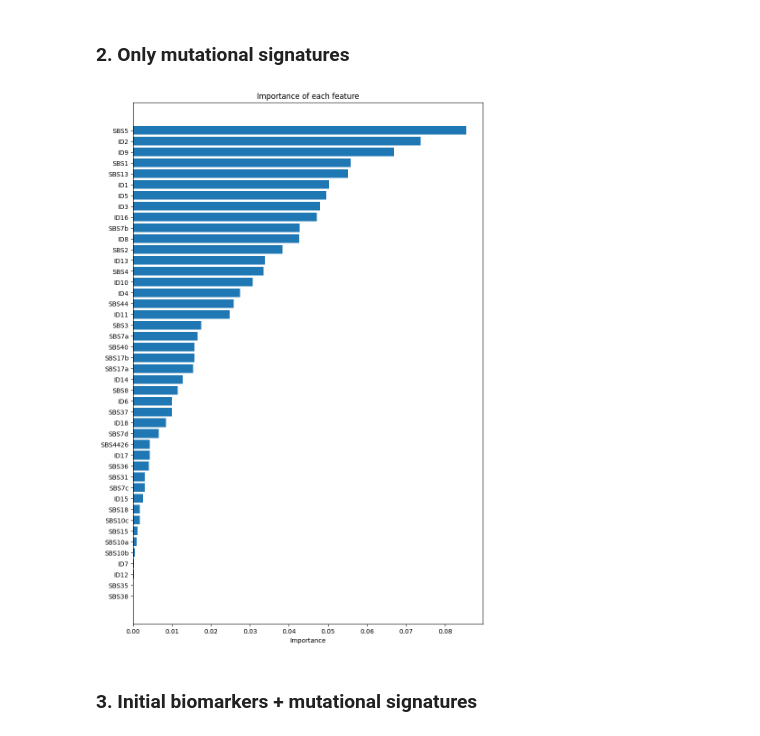
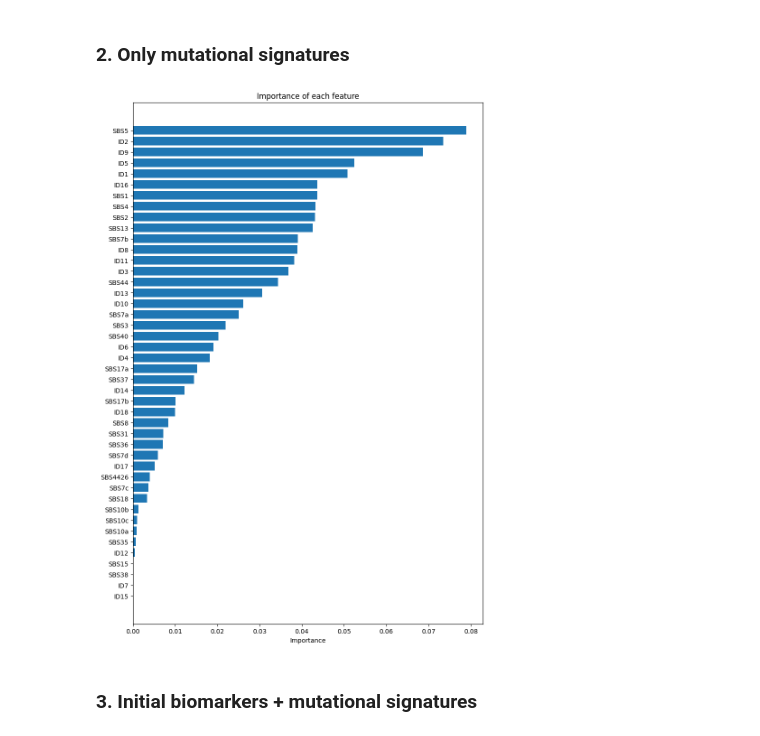
Before and after one commit to MEDomics-UdeS/predict-immunotherapy-response, a Jupyter notebook: A.1-clf-logreg-sigmut.ipynb, the cells around one changed output. Cells and saved outputs as stored; diff of their text form; code cells hidden in the pictures.

```diff
--- a/A.1-clf-logreg-sigmut.ipynb
+++ b/A.1-clf-logreg-sigmut.ipynb
@@ -39,7 +39,7 @@ reg = 0.005
 #### Reading and preprocessing
 # %%
 # Reading dataset
-df = pd.read_excel('data/table-s1-sigmut-indel.xlsx')
+df = pd.read_excel('data/cohort-dataset.xlsx')
 
 # Drop non naive patients
 df = df.loc[df["Cohort"] == "Naive"]
@@ -49,10 +49,7 @@ df = preProcessing.delete_nan_values(df)
 
 # Relabel patients (t = 183 days = 6 months)
 t = 183
-df = preProcessing.relabel_patients(df,
-                                    "Progression_1",
-                                    "Time to progression (days)",
-                                    t)
+df = preProcessing.relabel_patients(df, "Progression_1", "Time to progression (days)", t)
 
 # Normalize initial biomarkers
 features_to_normalize = ["Age at advanced disease diagnosis",
@@ -100,63 +95,61 @@ scores_no_sigmut, classes_no_sigmut, train_loss_no_sigmut, val_loss_no_sigmut =
 ### 2. Only mutational signatures
 # %%
 features_name_only_sigmut = ["SBS1",
-                        "SBS2",
-                        "SBS3",
-                        "SBS4",
-                        "SBS5",
-                        "SBS7a",
-                        "SBS7b",
-                        "SBS7c",
-                        "SBS7d",
-                        "SBS8",
-                        "SBS10a",
-                        "SBS10b",
-                        "SBS10c",
-                        "SBS13",
-                        "SBS15",
-                        "SBS17a",
-                        "SBS17b",
-                        "SBS18",
-                        "SBS31",
-                        "SBS35",
-                        "SBS36",
-                        "SBS37",
-                        "SBS38",
-                        "SBS40",
-                        "SBS44",
-                        "SBS4426",
-                        "ID1",
-                        "ID2",
-                        "ID3",
-                        "ID4",
-                        "ID5",
-                        "ID6",
-                        "ID7",
-                        "ID8",
-                        "ID9",
-                        "ID10",
-                        "ID11",
-                        "ID12",
-                        "ID13",
-                        "ID14",
-                        "ID15",
-                        "ID16",
-                        "ID17",
-                        "ID18"]
+                             "SBS2",
+                             "SBS3",
+                             "SBS4",
+                             "SBS5",
+                             "SBS7a",
+                             "SBS7b",
+                             "SBS7c",
+                             "SBS7d",
+                             "SBS8",
+                             "SBS10a",
+                             "SBS10b",
+                             "SBS10c",
+                             "SBS13",
+                             "SBS15",
+                             "SBS17a",
+                             "SBS17b",
+                             "SBS18",
+                             "SBS31",
+                             "SBS35",
+                             "SBS36",
+                             "SBS37",
+                             "SBS38",
+                             "SBS40",
+                             "SBS44",
+                             "SBS4426",
+                             "ID1",
+                             "ID2",
+                             "ID3",
+                             "ID4",
+                             "ID5",
+                             "ID6",
+                             "ID7",
+                             "ID8",
+                             "ID9",
+                             "ID10",
+                             "ID11",
+                             "ID12",
+                             "ID13",
+                             "ID14",
+                             "ID15",
+                             "ID16",
+                             "ID17",
+                             "ID18"]
 
 # Compute feature importance
-features_name_only_sigmut = featureSelection.feature_importance(df.loc[:, features_name_only_sigmut],
-                                                              y,
-                                                              True)
+features_name_only_sigmut = featureSelection.feature_importance(df.loc[:, features_name_only_sigmut], y, True)
 
 # Select the most n_features important features
 if n_features < len(features_name_only_sigmut):
     features_name_only_sigmut = features_name_only_sigmut[:n_features]
 
 # Extract features
 X_only_sigmut = df.loc[:, features_name_only_sigmut].to_numpy()
 # %% [output]
-[figure, old version]
+[figure, new version]
 # %%
 manager_only_sigmut = LogisticRegressionTrainTestManager()
 scores_only_sigmut, classes_only_sigmut, train_loss_only_sigmut, val_loss_only_sigmut = manager_only_sigmut.leave_one_out_cv(X_only_sigmut, y, n_epochs, lr, reg)
```
Also changed, not shown: parts of 6 cells of this notebook, 25 other files.
